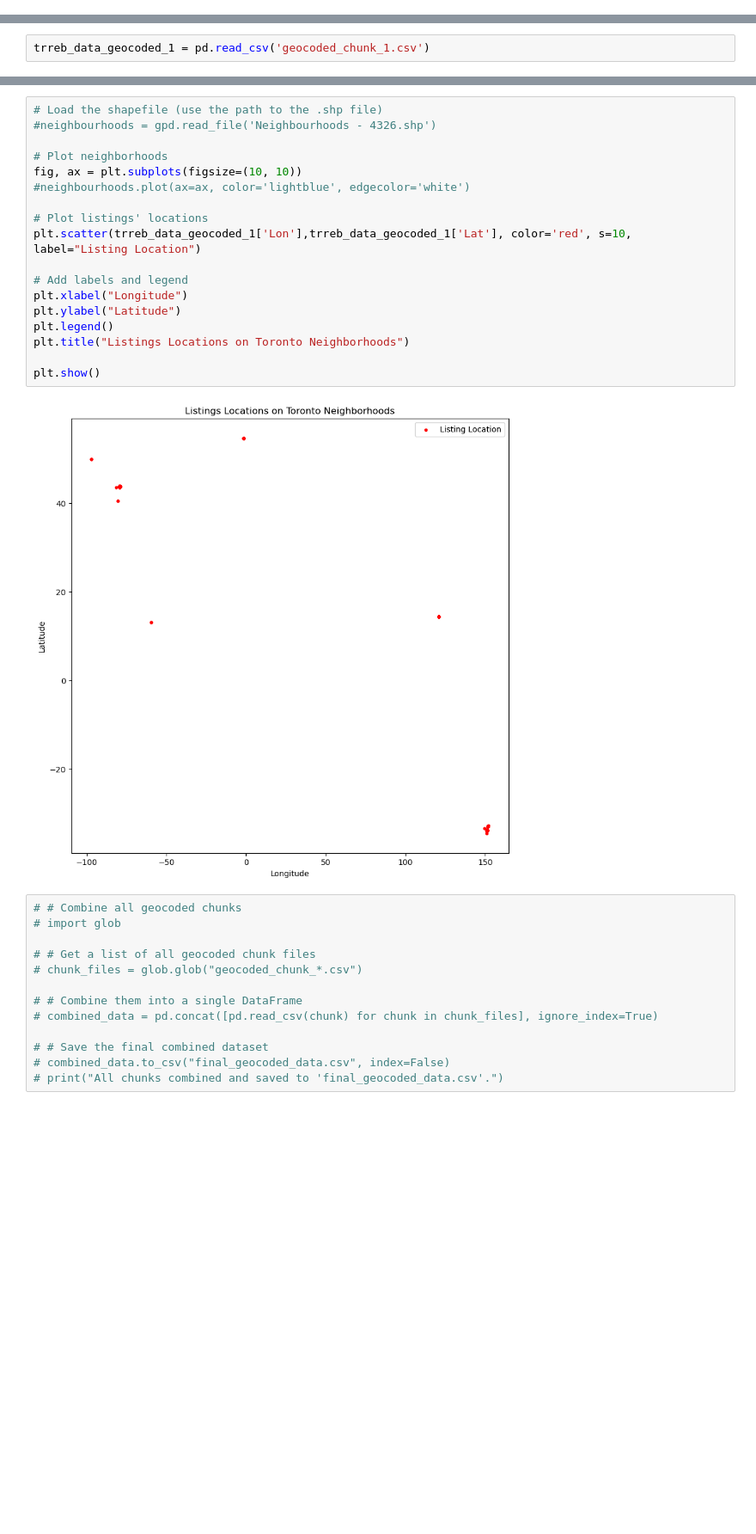
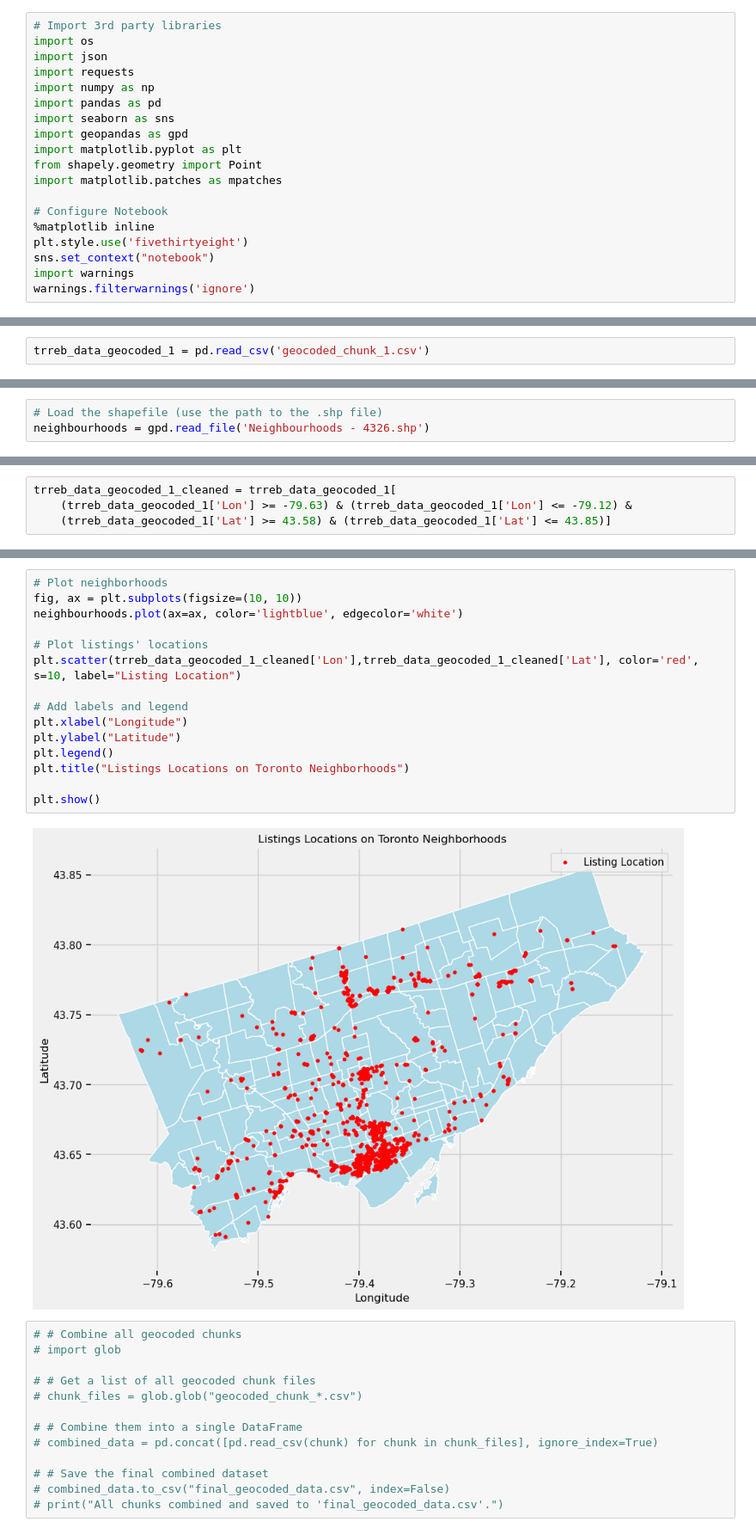
Before and after one commit to Positiveproton9/CME538projectTeam10, a Jupyter notebook: TRREB/TRREB_data_cleaning.ipynb, the cells around one changed output, grey strips where cells are left out. Shown: that part at 86% size. Saved outputs shown, nothing was run; the diff lists cells and outputs as text; blank space fills up the shorter version.

Commit message:
TRREB data Geocoded Part 1 - Cleaned

```diff
--- a/TRREB/TRREB_data_cleaning.ipynb
+++ b/TRREB/TRREB_data_cleaning.ipynb
@@ -36,0 +31,19 @@ import time
+# %%
+# Import 3rd party libraries
+import os
+import json
+import requests
+import numpy as np
+import pandas as pd
+import seaborn as sns
+import geopandas as gpd
+import matplotlib.pyplot as plt
+from shapely.geometry import Point
+import matplotlib.patches as mpatches
+
+# Configure Notebook
+%matplotlib inline
+plt.style.use('fivethirtyeight')
+sns.set_context("notebook")
+import warnings
+warnings.filterwarnings('ignore')
@@ -105,3 +121,6 @@ trreb_data_geocoded_1.head()
 | 2 | 3 Falaise Rd A2 Toronto | 1 | 1 | Condo Townhouse Stacked Townhse | 1200 | 1400-1599 | E10431570 | 1400 | 1599 | 1499.5 | Condo Townhouse | ... |
 | 3 | 10 Eddystone Ave 241 Toronto | 1 | 2 | Condo Apt 2-Storey | 1200 | 1200-1399 | W10407655 | 1200 | 1399 | 1299.5 | Condo Apartment | ... |
 | 4 | 872 Browns Line 2 Toronto | 1 | 1 | Condo Apt Multi-Level | 1250 | 1000-1199 | W10423767 | 1000 | 1199 | 1099.5 | Condo Apartment | ... |
+# %%
+# Load the shapefile (use the path to the .shp file)
+neighbourhoods = gpd.read_file('Neighbourhoods - 4326.shp')
@@ -107,0 +147,4 @@ trreb_data_geocoded_1.head()
+# %%
+trreb_data_geocoded_1_cleaned = trreb_data_geocoded_1[
+    (trreb_data_geocoded_1['Lon'] >= -79.63) & (trreb_data_geocoded_1['Lon'] <= -79.12) &
+    (trreb_data_geocoded_1['Lat'] >= 43.58) & (trreb_data_geocoded_1['Lat'] <= 43.85)]
@@ -108,23 +155,20 @@ trreb_data_geocoded_1.head()
 # %%
-# Load the shapefile (use the path to the .shp file)
-#neighbourhoods = gpd.read_file('Neighbourhoods - 4326.shp')
-
 # Plot neighborhoods
 fig, ax = plt.subplots(figsize=(10, 10))
-#neighbourhoods.plot(ax=ax, color='lightblue', edgecolor='white')
+neighbourhoods.plot(ax=ax, color='lightblue', edgecolor='white')
 
 # Plot listings' locations
-plt.scatter(trreb_data_geocoded_1['Lon'],trreb_data_geocoded_1['Lat'], color='red', s=10, label="Listing Location")
+plt.scatter(trreb_data_geocoded_1_cleaned['Lon'],trreb_data_geocoded_1_cleaned['Lat'], color='red', s=10, label="Listing Location")
 
 # Add labels and legend
 plt.xlabel("Longitude")
 plt.ylabel("Latitude")
 plt.legend()
 plt.title("Listings Locations on Toronto Neighborhoods")
 
 plt.show()
 # %% [output]
-[figure, old version]
+[figure, new version]
 # %%
 # # Combine all geocoded chunks
 # import glob
```
Also changed, not shown: parts of 5 cells of this notebook, 6 other files.
